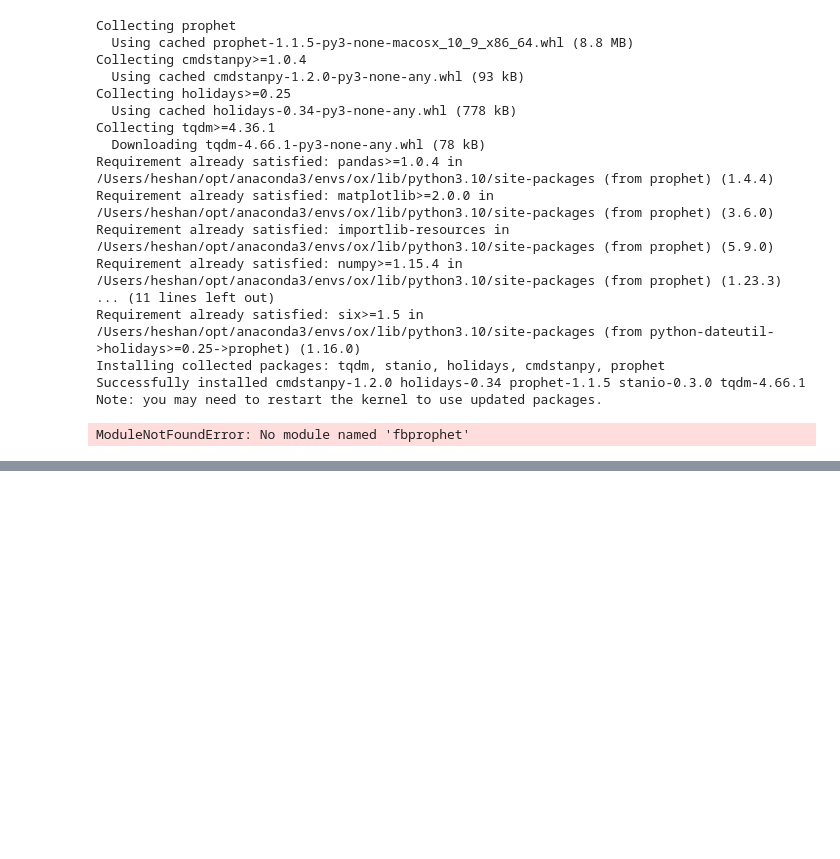
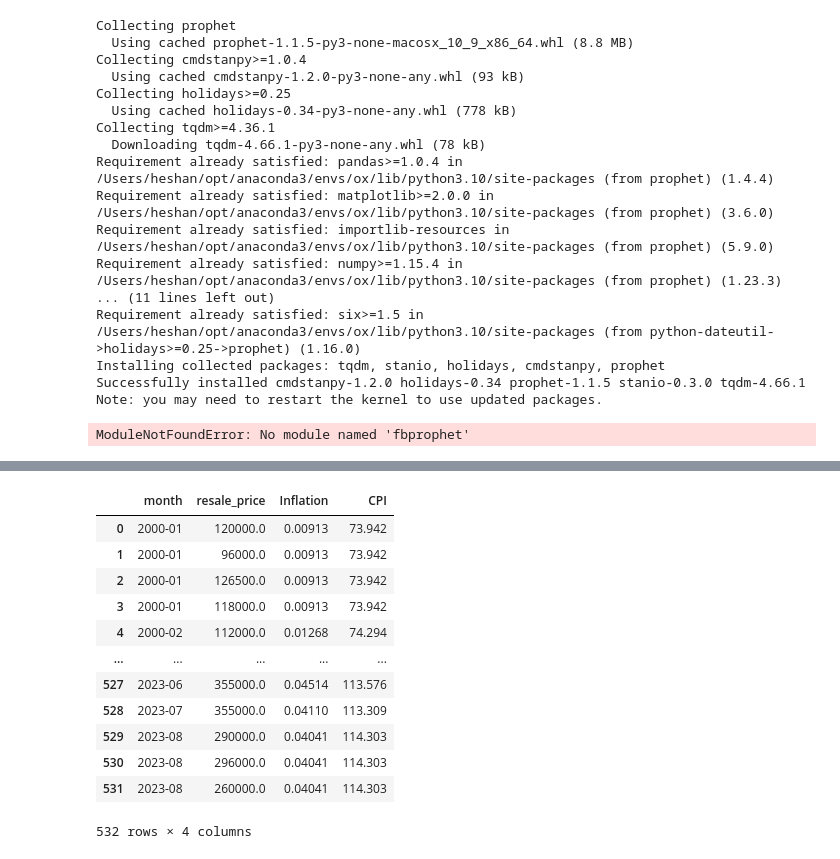
Before and after one commit to heshanjse/sg_property_price_prediction, a Jupyter notebook: forecasting.ipynb, the cells around one changed output, grey strips where cells are left out. Saved outputs shown, nothing was run; the diff lists cells and outputs as text; code cells hidden in the pictures; blank space fills up the shorter version.

```diff
--- a/forecasting.ipynb
+++ b/forecasting.ipynb
@@ -158,3 +158,22 @@ def mean_absolute_percentage_error(y_true, y_pred):
     return np.mean(np.abs((y_true - y_pred) / y_true)) * 100
 # %% [output]
 ModuleNotFoundError: No module named 'fbprophet'
+# %%
+# df1 = pd.read_csv("2000-2012formated.csv",index_col=[0],parse_dates=[0])
+# df1.head()
+df4 = pd.read_csv("2000-2023.csv")
+df4=df4.loc[df4['town']=='BEDOK']
+df4=df4.loc[df4['flat_type']=='2 ROOM']
+
+# df1[df1['town']=="GEYLANG"]
+df4 = df4.drop('town',axis=1)
+df4 = df4.drop('flat_type',axis=1)
+df4 = df4.drop('block',axis=1)
+df4 = df4.drop('street_name',axis=1)
+df4 = df4.drop('storey_range',axis=1)
+df4 = df4.drop('floor_area_sqm',axis=1)
+df4 = df4.drop('flat_model',axis=1)
+df4 = df4.drop('lease_commence_date',axis=1)
+df4 = df4.drop('remaining_lease',axis=1)
+# df1 = pd.read_csv("2000-2012formated.csv",index_col=[0],parse_dates=[0])
+df4.head()
@@ -160,0 +187,3 @@ ModuleNotFoundError: No module named 'fbprophet'
+# %%
+df5 = pd.read_csv("historyInflationFormated.csv")
+df5.head()
@@ -160,0 +197,4 @@ ModuleNotFoundError: No module named 'fbprophet'
+# %%
+#merge inflation and relase price
+merged_df = pd.merge(df4, df5, on='month')
+merged_df
@@ -160,0 +215,3 @@ ModuleNotFoundError: No module named 'fbprophet'
+# %%
+df6 = pd.read_csv("historyCPIFormated.csv")
+df6.head()
@@ -160,0 +225,18 @@ ModuleNotFoundError: No module named 'fbprophet'
+# %%
+#merge inflation and relase price
+merged_df1 = pd.merge(merged_df, df6, on='month')
+merged_df1
+# %% [output]
+|  | month | resale_price | Inflation | CPI |
+| 0 | 2000-01 | 120000.0 | 0.00913 | 73.942 |
+| 1 | 2000-01 | 96000.0 | 0.00913 | 73.942 |
+| 2 | 2000-01 | 126500.0 | 0.00913 | 73.942 |
+| 3 | 2000-01 | 118000.0 | 0.00913 | 73.942 |
+| 4 | 2000-02 | 112000.0 | 0.01268 | 74.294 |
+| ... | ... | ... | ... | ... |
+| 527 | 2023-06 | 355000.0 | 0.04514 | 113.576 |
+| 528 | 2023-07 | 355000.0 | 0.04110 | 113.309 |
+| 529 | 2023-08 | 290000.0 | 0.04041 | 114.303 |
+| 530 | 2023-08 | 296000.0 | 0.04041 | 114.303 |
+| 531 | 2023-08 | 260000.0 | 0.04041 | 114.303 |
+532 rows × 4 columns
```
Also changed, not shown: parts of 5 cells of this notebook, 4 other files.
